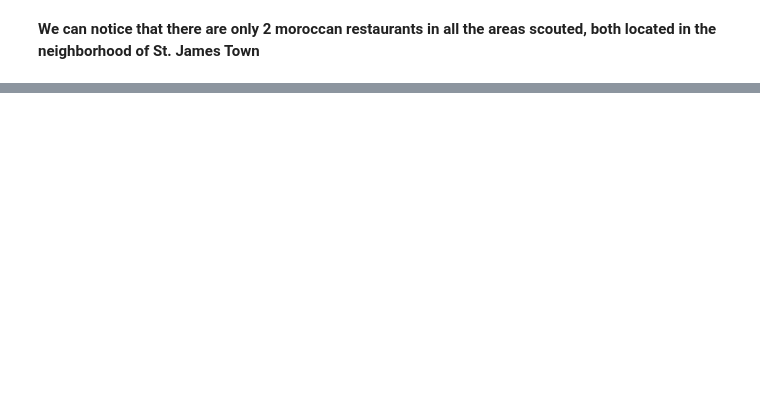
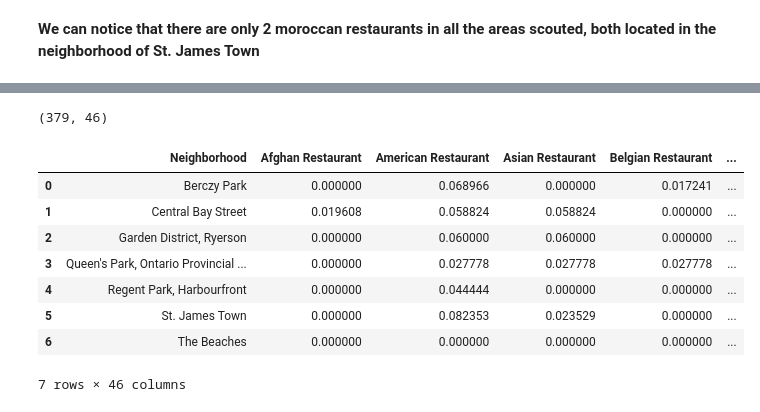
Before and after one commit to chikoungoun/IBM-Courses, a Jupyter notebook: Battle of the Neighborhoods/Battle of the neighborhoods Description of The problem Week 2.ipynb, the cells around one changed output, grey strips where cells are left out. Cells and saved outputs as stored; diff of their text form; code cells hidden in the pictures; blank space fills up the shorter version.

Commit message:
Making a dummy data of the restaurant types

```diff
--- a/Battle of the Neighborhoods/Battle of the neighborhoods Description of The problem Week 2.ipynb
+++ b/Battle of the Neighborhoods/Battle of the neighborhoods Description of The problem Week 2.ipynb
@@ -398,0 +399,4 @@ toronto_resto[toronto_resto['Venue Category'] == 'Moroccan Restaurant']
+# %%
+toronto_onehot = pd.get_dummies(toronto_resto[['Venue Category']],prefix="",prefix_sep="")
+
+toronto_onehot.head()
@@ -398,0 +411,9 @@ toronto_resto[toronto_resto['Venue Category'] == 'Moroccan Restaurant']
+# %%
+
+toronto_onehot['Neighborhood'] = toronto_venues['Neighborhood']
+
+# move neighborhood column to the first column
+fixed_columns = [toronto_onehot.columns[-1]] + list(toronto_onehot.columns[:-1])
+toronto_onehot = toronto_onehot[fixed_columns]
+
+toronto_onehot.head()
@@ -398,0 +428,17 @@ toronto_resto[toronto_resto['Venue Category'] == 'Moroccan Restaurant']
+# %%
+toronto_onehot.shape
+# %% [output]
+(379, 46)
+# %%
+toronto_grouped = toronto_onehot.groupby('Neighborhood').mean().reset_index()
+toronto_grouped
+# %% [output]
+|  | Neighborhood | Afghan Restaurant | American Restaurant | Asian Restaurant | Belgian Restaurant | ... |
+| 0 | Berczy Park | 0.000000 | 0.068966 | 0.000000 | 0.017241 | ... |
+| 1 | Central Bay Street | 0.019608 | 0.058824 | 0.058824 | 0.000000 | ... |
+| 2 | Garden District, Ryerson | 0.000000 | 0.060000 | 0.060000 | 0.000000 | ... |
+| 3 | Queen's Park, Ontario Provincial ... | 0.000000 | 0.027778 | 0.027778 | 0.027778 | ... |
+| 4 | Regent Park, Harbourfront | 0.000000 | 0.044444 | 0.000000 | 0.000000 | ... |
+| 5 | St. James Town | 0.000000 | 0.082353 | 0.023529 | 0.000000 | ... |
+| 6 | The Beaches | 0.000000 | 0.000000 | 0.000000 | 0.000000 | ... |
+7 rows × 46 columns
```
Also changed, not shown: parts of 9 cells of this notebook.
